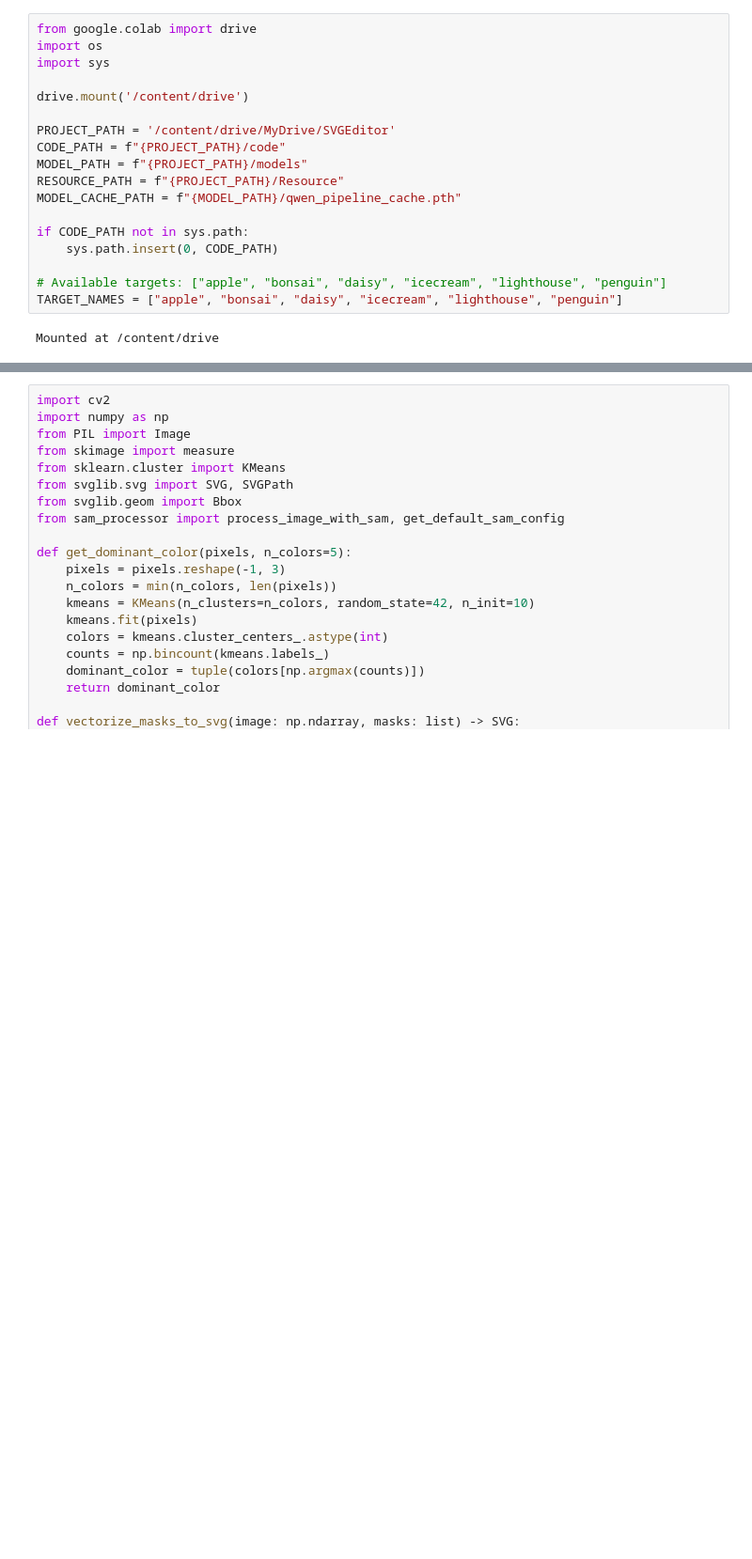
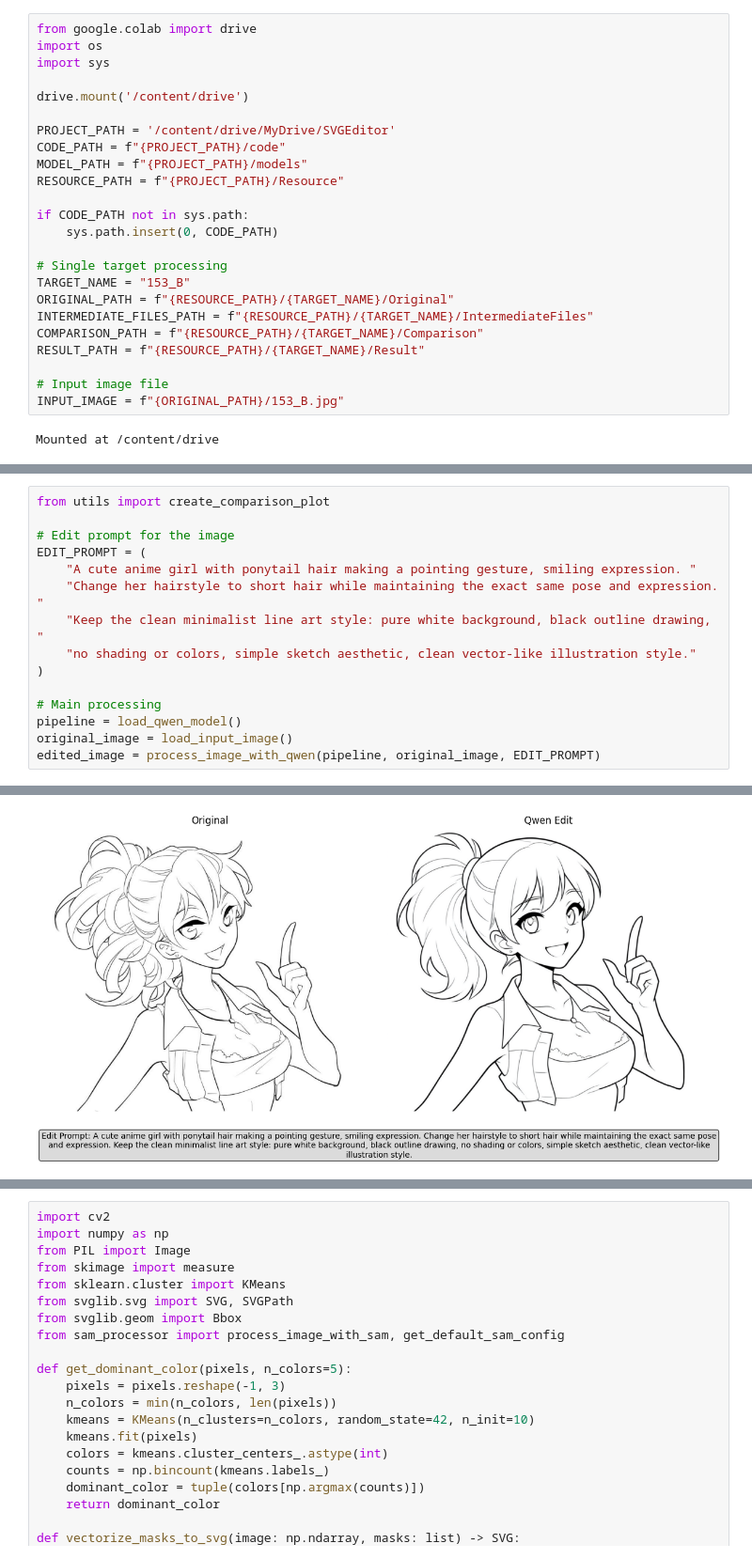
Before and after one commit to huanbasara/SVGEditor, a Jupyter notebook: notebooks/SvgDiffusion_bak.ipynb, the cells around one changed output, grey strips where cells are left out. Shown at 94% size. Cells and saved outputs as stored; diff of their text form; blank space fills up the shorter version.

```diff
--- a/notebooks/SvgDiffusion_bak.ipynb
+++ b/notebooks/SvgDiffusion_bak.ipynb
@@ -9,13 +9,19 @@ PROJECT_PATH = '/content/drive/MyDrive/SVGEditor'
 CODE_PATH = f"{PROJECT_PATH}/code"
 MODEL_PATH = f"{PROJECT_PATH}/models"
 RESOURCE_PATH = f"{PROJECT_PATH}/Resource"
-MODEL_CACHE_PATH = f"{MODEL_PATH}/qwen_pipeline_cache.pth"
 
 if CODE_PATH not in sys.path:
     sys.path.insert(0, CODE_PATH)
 
-# Available targets: ["apple", "bonsai", "daisy", "icecream", "lighthouse", "penguin"]
-TARGET_NAMES = ["apple", "bonsai", "daisy", "icecream", "lighthouse", "penguin"]
+# Single target processing
+TARGET_NAME = "153_B"
+ORIGINAL_PATH = f"{RESOURCE_PATH}/{TARGET_NAME}/Original"
+INTERMEDIATE_FILES_PATH = f"{RESOURCE_PATH}/{TARGET_NAME}/IntermediateFiles"
+COMPARISON_PATH = f"{RESOURCE_PATH}/{TARGET_NAME}/Comparison"
+RESULT_PATH = f"{RESOURCE_PATH}/{TARGET_NAME}/Result"
+
+# Input image file
+INPUT_IMAGE = f"{ORIGINAL_PATH}/153_B.jpg"
 # %% [output]
 Mounted at /content/drive
 # %%
@@ -183,0 +147,16 @@ Comparison saved at /content/drive/MyDrive/SVGEditor/Resource/icecream/Compariso
+# %%
+from utils import create_comparison_plot
+
+# Edit prompt for the image
+EDIT_PROMPT = (
+    "A cute anime girl with ponytail hair making a pointing gesture, smiling expression. "
+    "Change her hairstyle to short hair while maintaining the exact same pose and expression. "
+    "Keep the clean minimalist line art style: pure white background, black outline drawing, "
+    "no shading or colors, simple sketch aesthetic, clean vector-like illustration style."
+)
+
+# Main processing
+pipeline = load_qwen_model()
+original_image = load_input_image()
+edited_image = process_image_with_qwen(pipeline, original_image, EDIT_PROMPT)
+# %% [output]
@@ -183,0 +167 @@ Comparison saved at /content/drive/MyDrive/SVGEditor/Resource/icecream/Compariso
+[figure, added]
```
Also changed, not shown: parts of 5 cells of this notebook, 2 other files.
